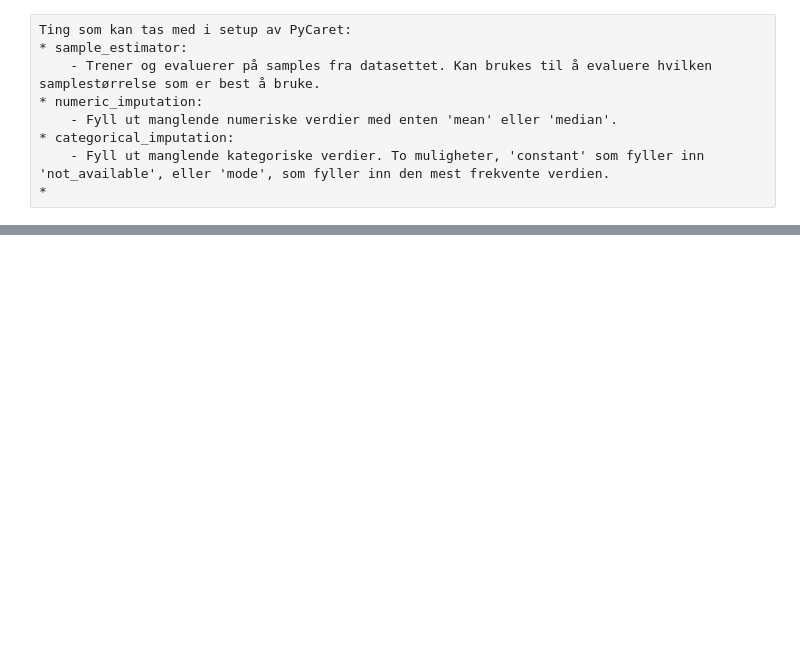
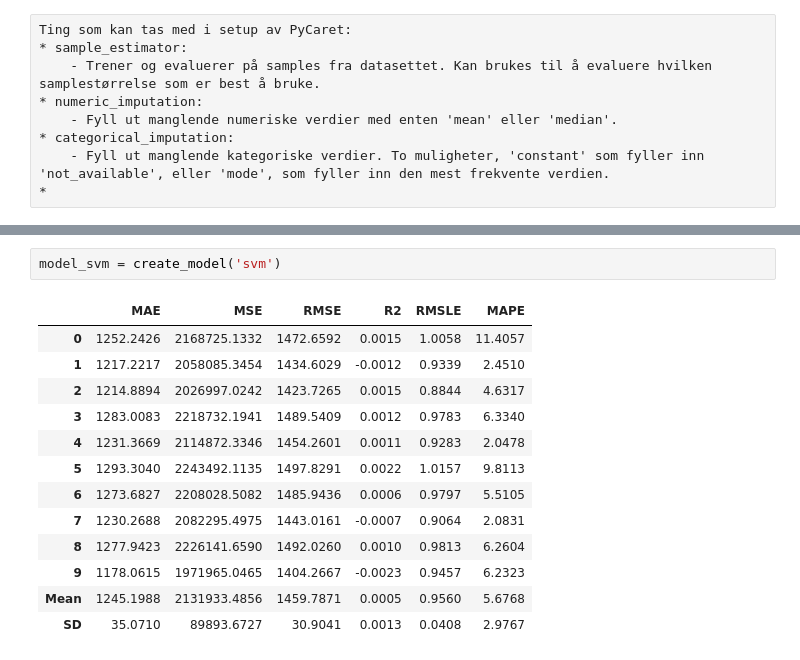
Before and after one commit to h577870/DAT158_ML2, a Jupyter notebook: Customer-revenue-prediction.ipynb, the cells around one changed output, grey strips where cells are left out. Drawn from its saved outputs; the diff is of its cells as text; blank space fills up the shorter version.

```diff
--- a/Customer-revenue-prediction.ipynb
+++ b/Customer-revenue-prediction.ipynb
@@ -198,0 +307,16 @@ Ting som kan tas med i setup av PyCaret:
+# %%
+model_svm = create_model('svm')
+# %% [output]
+|  | MAE | MSE | RMSE | R2 | RMSLE | MAPE |
+| 0 | 1252.2426 | 2168725.1332 | 1472.6592 | 0.0015 | 1.0058 | 11.4057 |
+| 1 | 1217.2217 | 2058085.3454 | 1434.6029 | -0.0012 | 0.9339 | 2.4510 |
+| 2 | 1214.8894 | 2026997.0242 | 1423.7265 | 0.0015 | 0.8844 | 4.6317 |
+| 3 | 1283.0083 | 2218732.1941 | 1489.5409 | 0.0012 | 0.9783 | 6.3340 |
+| 4 | 1231.3669 | 2114872.3346 | 1454.2601 | 0.0011 | 0.9283 | 2.0478 |
+| 5 | 1293.3040 | 2243492.1135 | 1497.8291 | 0.0022 | 1.0157 | 9.8113 |
+| 6 | 1273.6827 | 2208028.5082 | 1485.9436 | 0.0006 | 0.9797 | 5.5105 |
+| 7 | 1230.2688 | 2082295.4975 | 1443.0161 | -0.0007 | 0.9064 | 2.0831 |
+| 8 | 1277.9423 | 2226141.6590 | 1492.0260 | 0.0010 | 0.9813 | 6.2604 |
+| 9 | 1178.0615 | 1971965.0465 | 1404.2667 | -0.0023 | 0.9457 | 6.2323 |
+| Mean | 1245.1988 | 2131933.4856 | 1459.7871 | 0.0005 | 0.9560 | 5.6768 |
+| SD | 35.0710 | 89893.6727 | 30.9041 | 0.0013 | 0.0408 | 2.9767 |
```
Also changed, not shown: parts of 16 cells of this notebook.
